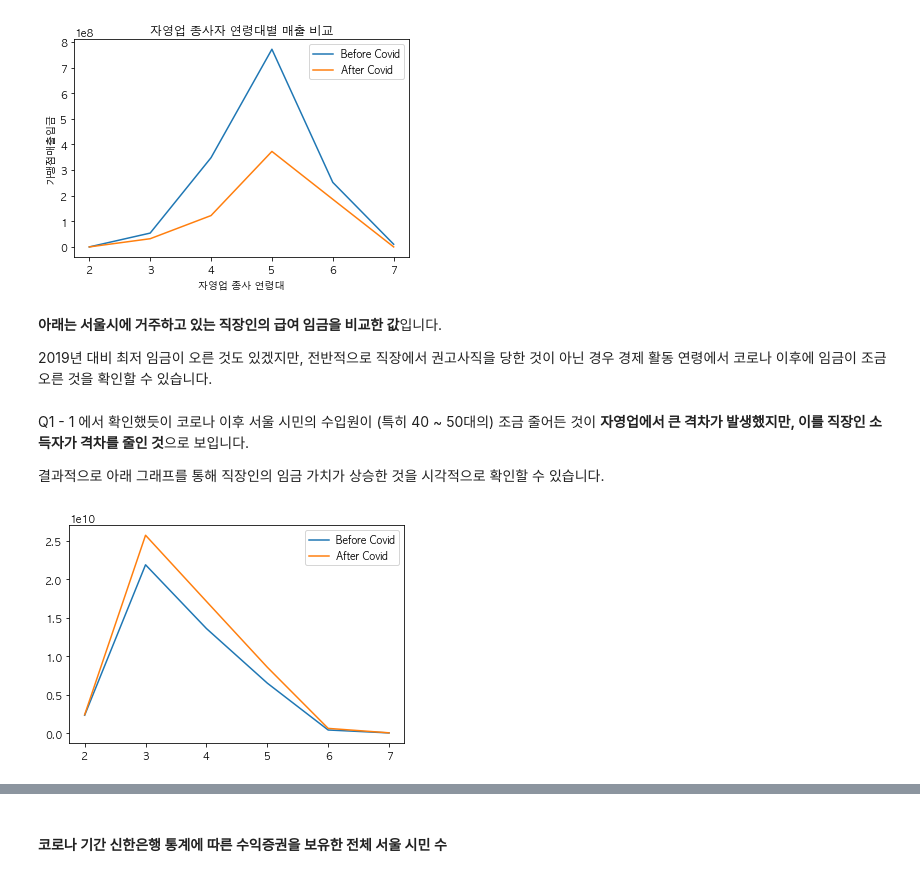
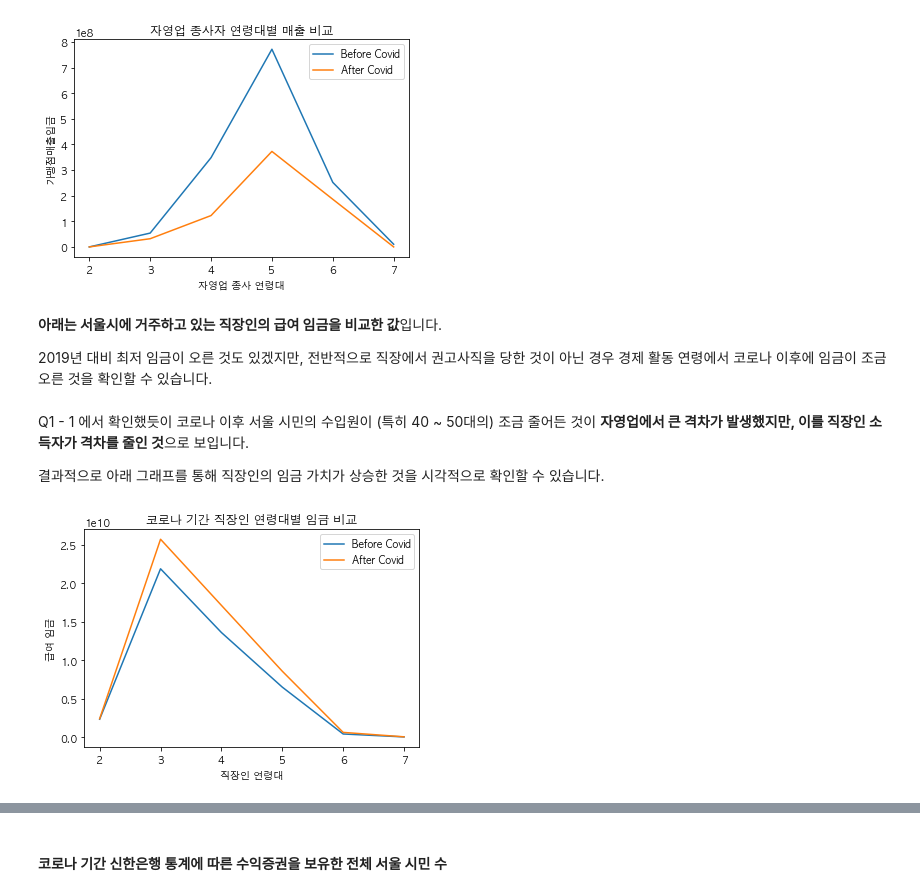
Before and after one commit to RyanKor/financial-data-competition-2021, a Jupyter notebook: Financial Data Competition 2021.ipynb, the cells around one changed output, grey strips where cells are left out. Cells and saved outputs as stored; diff of their text form; code cells hidden in the pictures.

Commit message:
Fixed : Q1-3 Graph Wrong Letter

```diff
--- a/Financial Data Competition 2021.ipynb
+++ b/Financial Data Competition 2021.ipynb
@@ -236,10 +238,10 @@ plt.title("자영업 종사자 연령대별 매출 비교")
 plt.show()
 # %% [output]
 [figure]
-# %% [markdown]
-**아래는 서울시에 거주하고 있는 직장인의 급여 임금을 비교한 값**입니다.
-
-2019년 대비 최저 임금이 오른 것도 있겠지만, 전반적으로 직장에서 권고사직을 당한 것이 아닌 경우 경제 활동 연령에서 코로나 이후에 임금이 조금 오른 것을 확인할 수 있습니다.
+# %% [markdown]
+**아래는 서울시에 거주하고 있는 직장인의 급여 임금을 비교한 값**입니다.
+
+2019년 대비 최저 임금이 오른 것도 있겠지만, 전반적으로 직장에서 권고사직을 당한 것이 아닌 경우 경제 활동 연령에서 코로나 이후에 임금이 조금 오른 것을 확인할 수 있습니다.
 # %%
 # 코로나 전 직장인 임금 비교
 before_covid_income = shinhan_bank[(shinhan_bank["기준년월"]>=201903)
@@ -248,14 +250,17 @@ before_covid_income = shinhan_bank[(shinhan_bank["기준년월"]>=201903)
 after_covid_income = shinhan_bank[(shinhan_bank["기준년월"]>201909)
                                 &(shinhan_bank["기준년월"]<202103)&
                                   (shinhan_bank["직장인여부"]==1)].groupby("나이")["급여입금"].sum()
-# %% [markdown]
-Q1 - 1 에서 확인했듯이 코로나 이후 서울 시민의 수입원이 (특히 40 ~ 50대의) 조금 줄어든 것이 **자영업에서 큰 격차가 발생했지만, 이를 직장인 소득자가 격차를 줄인 것**으로 보입니다.
-
-결과적으로 아래 그래프를 통해 직장인의 임금 가치가 상승한 것을 시각적으로 확인할 수 있습니다.
+# %% [markdown]
+Q1 - 1 에서 확인했듯이 코로나 이후 서울 시민의 수입원이 (특히 40 ~ 50대의) 조금 줄어든 것이 **자영업에서 큰 격차가 발생했지만, 이를 직장인 소득자가 격차를 줄인 것**으로 보입니다.
+
+결과적으로 아래 그래프를 통해 직장인의 임금 가치가 상승한 것을 시각적으로 확인할 수 있습니다.
 # %%
 plt.plot(before_covid_income)
 plt.plot(after_covid_income)
 plt.legend(['Before Covid', 'After Covid'])
+plt.xlabel("직장인 연령대")
+plt.ylabel("급여 임금")
+plt.title("코로나 기간 직장인 연령대별 임금 비교")
 plt.show()
 # %% [output]
-[figure, old version]
+[figure, new version]
```
Also changed, not shown: parts of 10 cells of this notebook.
